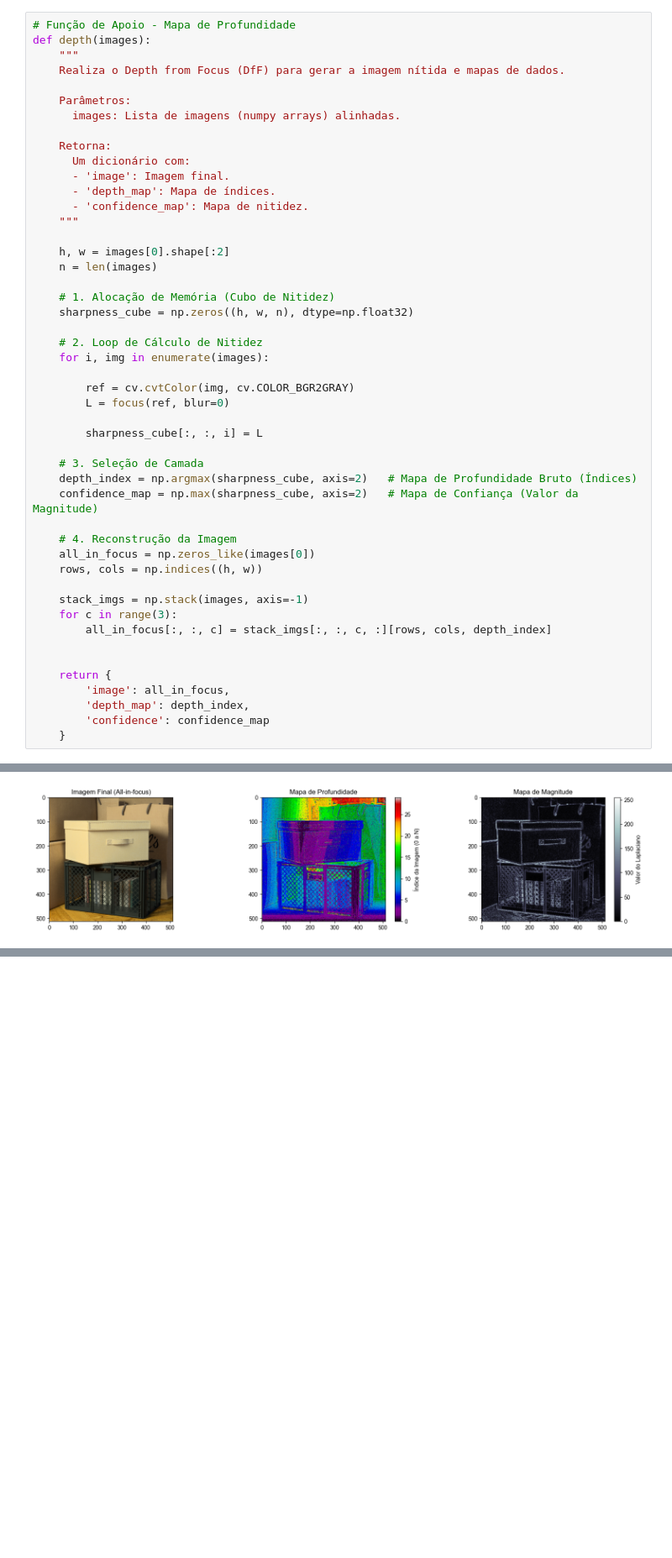
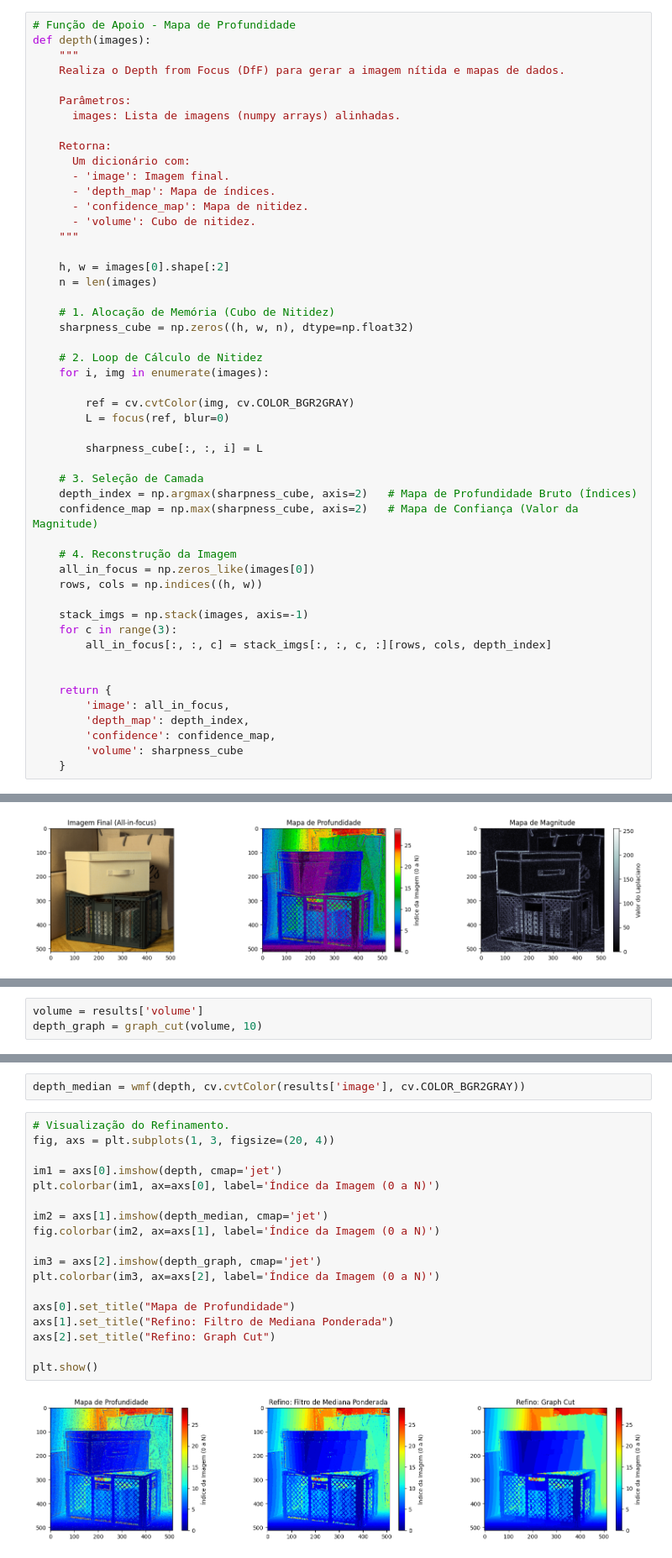
Before and after one commit to DevpGus/depth-from-focus, a Jupyter notebook: code/dff.ipynb, the cells around one changed output, grey strips where cells are left out. Shown at 84% size. Saved outputs shown, nothing was run; the diff lists cells and outputs as text; blank space fills up the shorter version.

Commit message:
feature: graph cut & filtro de mediana ponderada

```diff
--- a/code/dff.ipynb
+++ b/code/dff.ipynb
@@ -164,6 +165,7 @@ def depth(images):
       - 'image': Imagem final.
       - 'depth_map': Mapa de índices.
       - 'confidence_map': Mapa de nitidez.
+      - 'volume': Cubo de nitidez.
     """
 
     h, w = images[0].shape[:2]
@@ -196,7 +198,8 @@ def depth(images):
     return {
         'image': all_in_focus,
         'depth_map': depth_index,
-        'confidence': confidence_map
+        'confidence': confidence_map,
+        'volume': sharpness_cube
     }
 # %%
 results = depth(images)
@@ -233,0 +276,3 @@ Ellipsis
+# %%
+volume = results['volume']
+depth_graph = graph_cut(volume, 10)
@@ -233,0 +329,22 @@ Ellipsis
+# %%
+depth_median = wmf(depth, cv.cvtColor(results['image'], cv.COLOR_BGR2GRAY))
+# %%
+# Visualização do Refinamento.
+fig, axs = plt.subplots(1, 3, figsize=(20, 4))
+
+im1 = axs[0].imshow(depth, cmap='jet')
+plt.colorbar(im1, ax=axs[0], label='Índice da Imagem (0 a N)')
+
+im2 = axs[1].imshow(depth_median, cmap='jet')
+fig.colorbar(im2, ax=axs[1], label='Índice da Imagem (0 a N)')
+
+im3 = axs[2].imshow(depth_graph, cmap='jet')
+plt.colorbar(im3, ax=axs[2], label='Índice da Imagem (0 a N)')
+
+axs[0].set_title("Mapa de Profundidade")
+axs[1].set_title("Refino: Filtro de Mediana Ponderada")
+axs[2].set_title("Refino: Graph Cut")
+
+plt.show()
+# %% [output]
+[figure, added]
```
Also changed, not shown: parts of 9 cells of this notebook.
